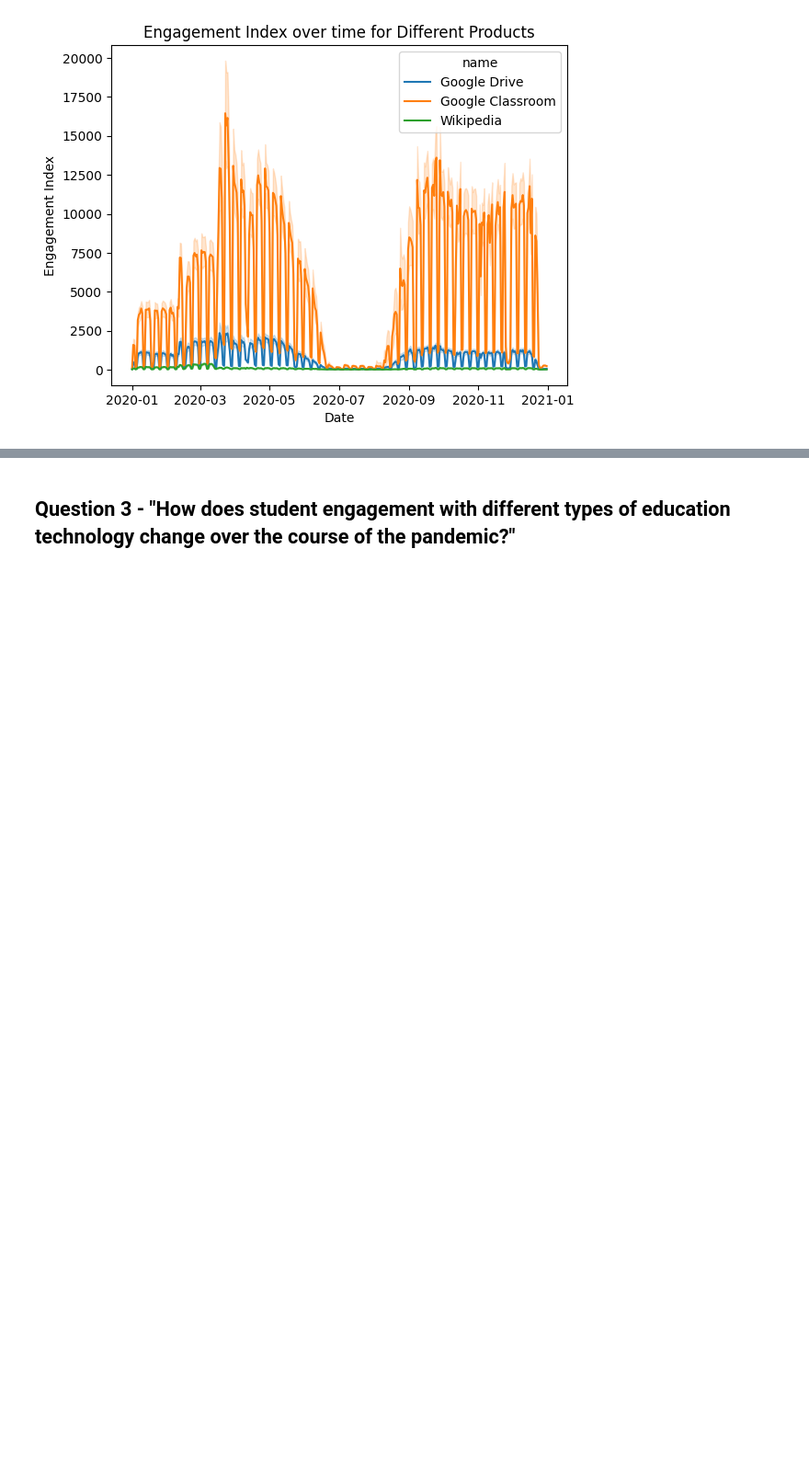
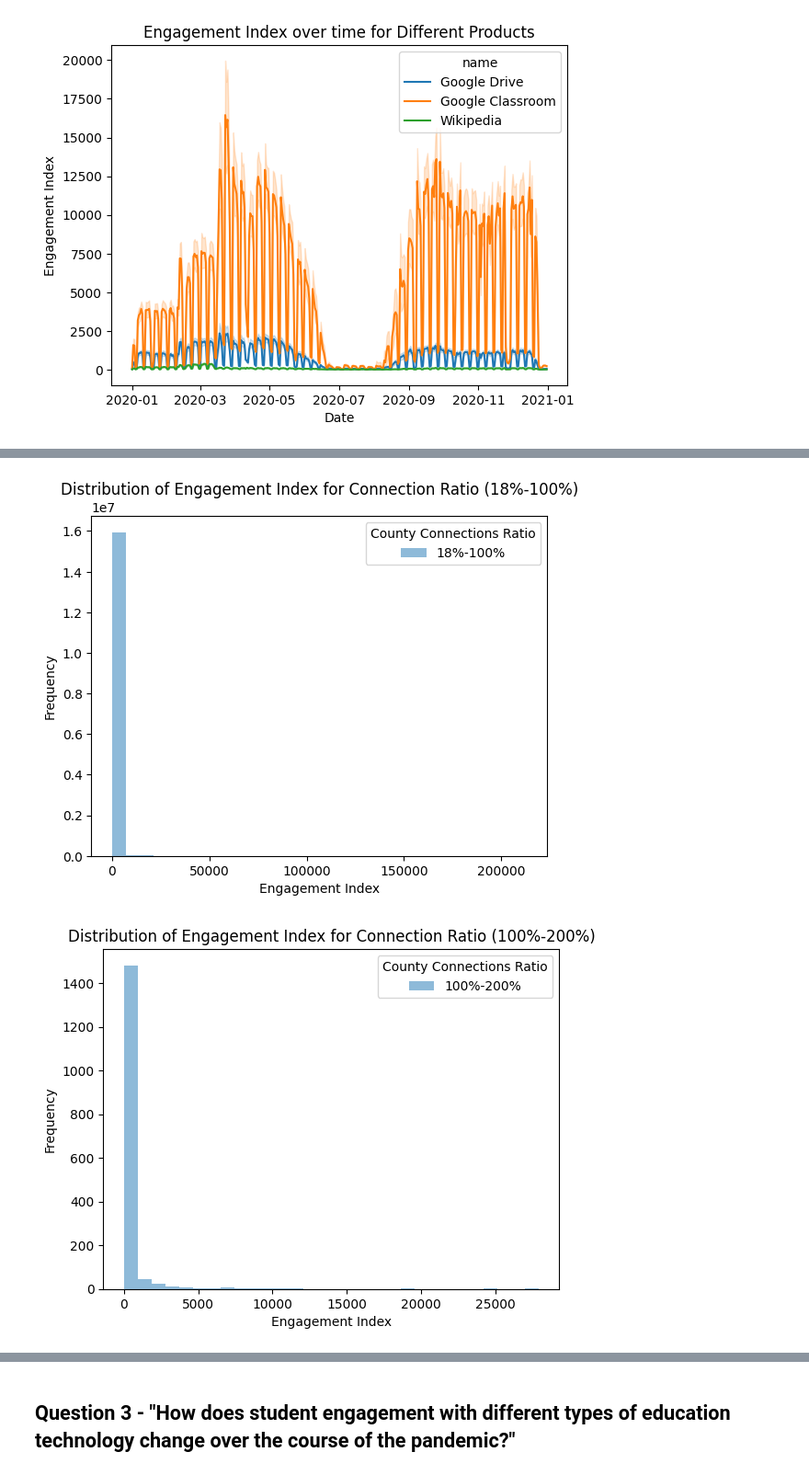
Before and after one commit to jahess150/AnalysisProjects, a Jupyter notebook: analyzing-covid-19-s-effect-on-student-engagement.ipynb, the cells around one changed output, grey strips where cells are left out. Shown at 92% size. Cells and saved outputs as stored; diff of their text form; code cells hidden in the pictures; blank space fills up the shorter version.

```diff
--- a/analyzing-covid-19-s-effect-on-student-engagement.ipynb
+++ b/analyzing-covid-19-s-effect-on-student-engagement.ipynb
@@ -374,0 +416,18 @@ plt.show()
+# %%
+# Reformat 'county_connections_ratio' as a categorical variable
+categories = ['18%-100%', '100%-200%', 'Not reported']
+engagement_total['county_connections_ratio'] = pd.Categorical(engagement_total['county_connections_ratio'], categories=categories)
+
+# CONDITION 1 - Data is approximately Normal
+# Plot each category separately
+for category in categories:
+    subset = engagement_total[engagement_total['county_connections_ratio'] == category]
+    plt.hist(subset['engagement_index'], bins=30, alpha=0.5, label=category)
+    plt.title('Distribution of Engagement Index for Connection Ratio (' + str(category) + ")")
+    plt.xlabel('Engagement Index')
+    plt.ylabel('Frequency')
+    plt.legend(title='County Connections Ratio')
+    plt.show()
+# %% [output]
+[figure, added]
+[figure, added]
```
Also changed, not shown: parts of 14 cells of this notebook.
